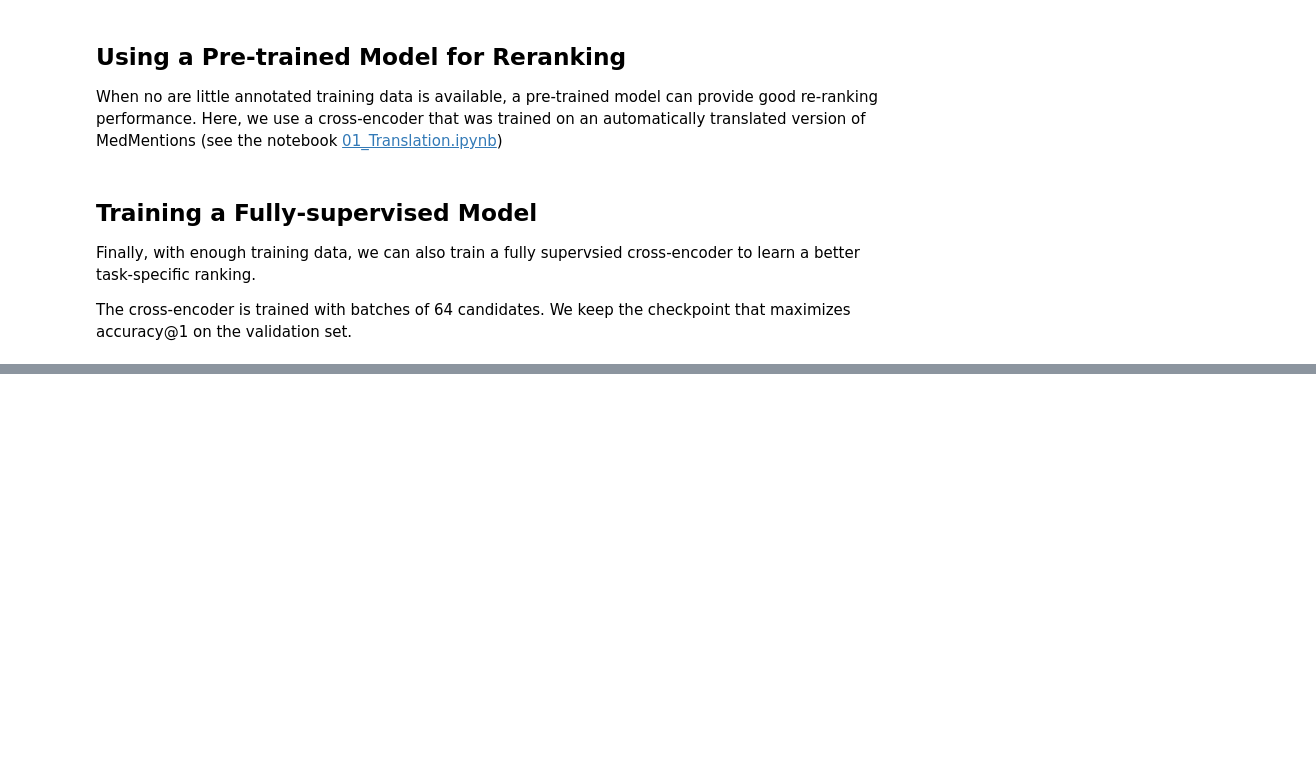
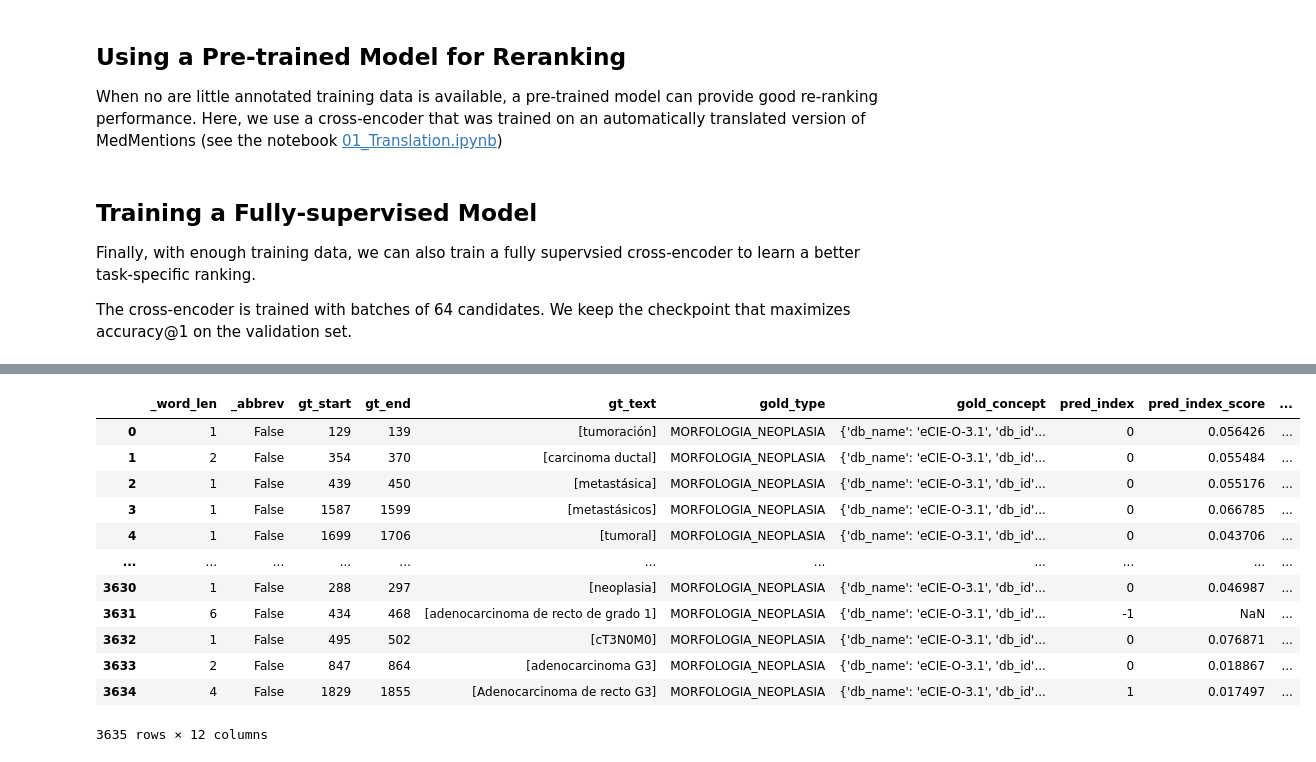
Before and after one commit to DaniPerezCespedes/xmen, a Jupyter notebook: notebooks/00_Getting_Started_Cantemist.ipynb, the cells around one changed output, grey strips where cells are left out. Drawn from its saved outputs; the diff is of its cells as text; code cells hidden in the pictures; blank space fills up the shorter version.

Commit message:
Notebook training

```diff
--- a/notebooks/00_Getting_Started_Cantemist.ipynb
+++ b/notebooks/00_Getting_Started_Cantemist.ipynb
@@ -267,3 +270,6 @@ You should probably TRAIN this model on a down-stream task to be able to use it
+# %%
+# Train the cross-encoder on the training set and use the validation set for model selection
+rr_fs = CrossEncoderReranker.load('../cross_encoder_model_2024_07_02', device=0)
 # %%
 # Predict on test set
 prediction_fs = rr_fs.rerank_batch(candidates_manual_all["test"], ce_dataset_all["test"])
@@ -350,0 +300,19 @@ ea_df.pred_index.value_counts().sort_index().iloc[0:10].plot.bar()
+# %%
+# After re-ranking
+ea_df_reranked = error_analysis(dataset['test'], prediction_fs, tasks=['nen'])
+# %%
+ea_df_reranked
+# %% [output]
+|  | _word_len | _abbrev | gt_start | gt_end | gt_text | gold_type | gold_concept | pred_index | pred_index_score | ... |
+| 0 | 1 | False | 129 | 139 | [tumoración] | MORFOLOGIA_NEOPLASIA | {'db_name': 'eCIE-O-3.1', 'db_id'... | 0 | 0.056426 | ... |
+| 1 | 2 | False | 354 | 370 | [carcinoma ductal] | MORFOLOGIA_NEOPLASIA | {'db_name': 'eCIE-O-3.1', 'db_id'... | 0 | 0.055484 | ... |
+| 2 | 1 | False | 439 | 450 | [metastásica] | MORFOLOGIA_NEOPLASIA | {'db_name': 'eCIE-O-3.1', 'db_id'... | 0 | 0.055176 | ... |
+| 3 | 1 | False | 1587 | 1599 | [metastásicos] | MORFOLOGIA_NEOPLASIA | {'db_name': 'eCIE-O-3.1', 'db_id'... | 0 | 0.066785 | ... |
+| 4 | 1 | False | 1699 | 1706 | [tumoral] | MORFOLOGIA_NEOPLASIA | {'db_name': 'eCIE-O-3.1', 'db_id'... | 0 | 0.043706 | ... |
+| ... | ... | ... | ... | ... | ... | ... | ... | ... | ... | ... |
+| 3630 | 1 | False | 288 | 297 | [neoplasia] | MORFOLOGIA_NEOPLASIA | {'db_name': 'eCIE-O-3.1', 'db_id'... | 0 | 0.046987 | ... |
+| 3631 | 6 | False | 434 | 468 | [adenocarcinoma de recto de grado 1] | MORFOLOGIA_NEOPLASIA | {'db_name': 'eCIE-O-3.1', 'db_id'... | -1 | NaN | ... |
+| 3632 | 1 | False | 495 | 502 | [cT3N0M0] | MORFOLOGIA_NEOPLASIA | {'db_name': 'eCIE-O-3.1', 'db_id'... | 0 | 0.076871 | ... |
+| 3633 | 2 | False | 847 | 864 | [adenocarcinoma G3] | MORFOLOGIA_NEOPLASIA | {'db_name': 'eCIE-O-3.1', 'db_id'... | 0 | 0.018867 | ... |
+| 3634 | 4 | False | 1829 | 1855 | [Adenocarcinoma de recto G3] | MORFOLOGIA_NEOPLASIA | {'db_name': 'eCIE-O-3.1', 'db_id'... | 1 | 0.017497 | ... |
+3635 rows × 12 columns
```
Also changed, not shown: parts of 28 cells of this notebook.
